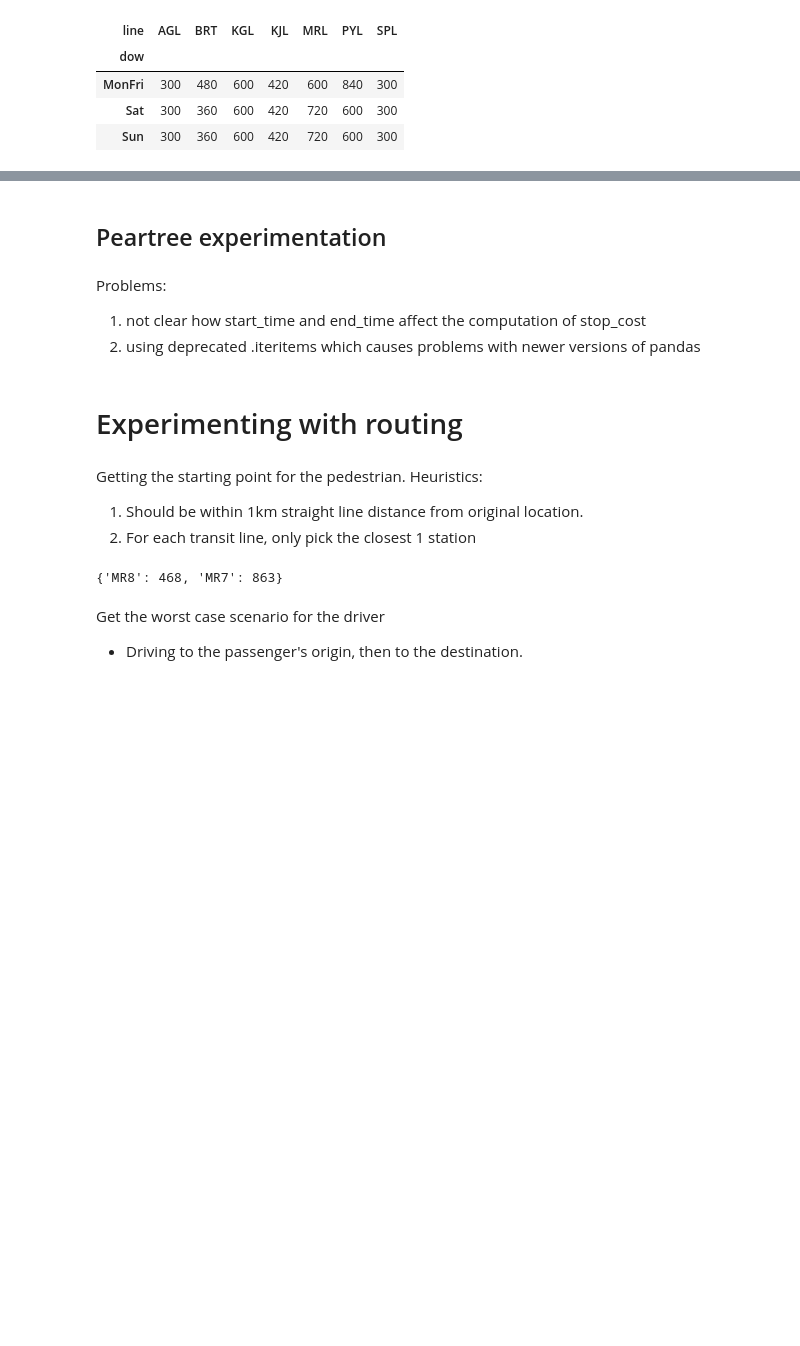
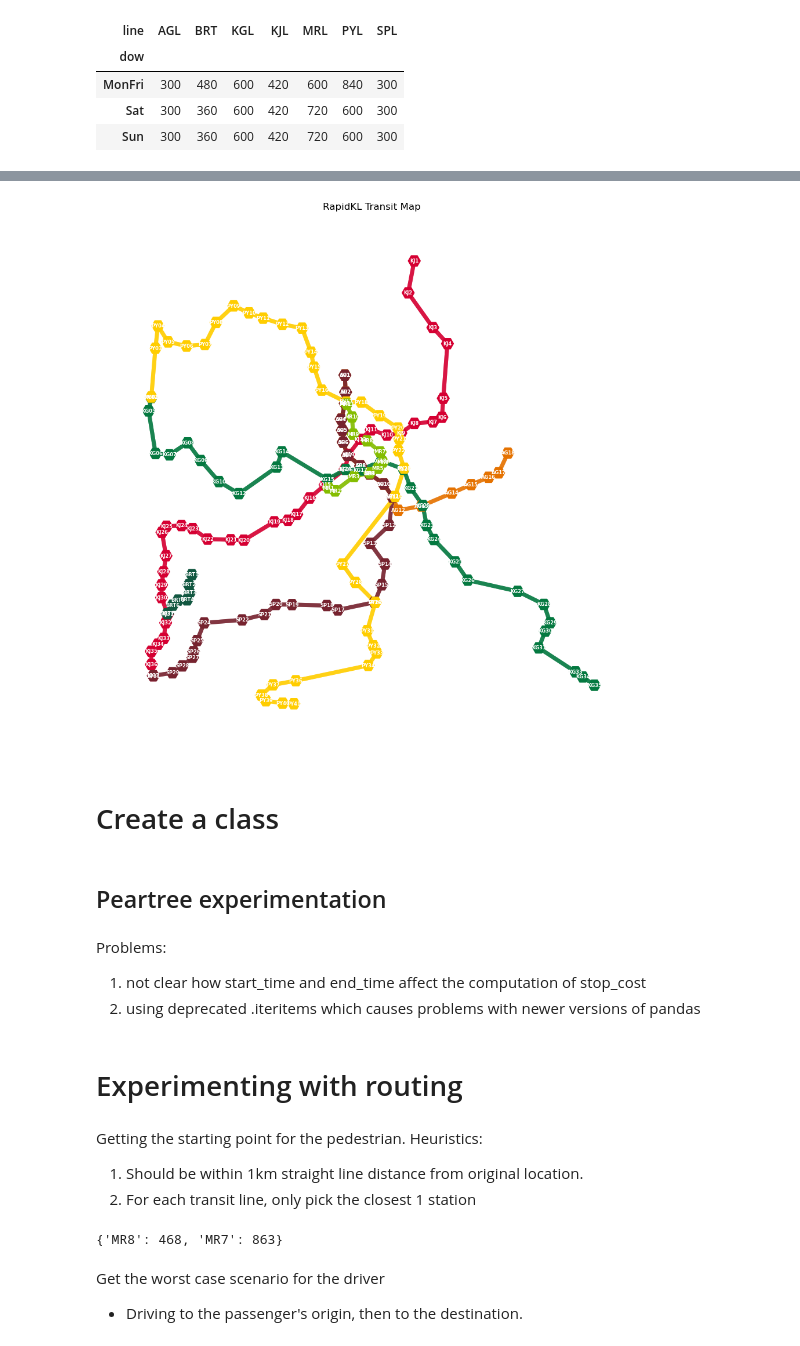
Before and after one commit to noisedoctrine/pickmeup, a Jupyter notebook: route_apis.ipynb, the cells around one changed output, grey strips where cells are left out. Saved outputs shown, nothing was run; the diff lists cells and outputs as text; code cells hidden in the pictures; blank space fills up the shorter version.

```diff
--- a/route_apis.ipynb
+++ b/route_apis.ipynb
@@ -89,0 +239,18 @@ headway.T
+# %%
+# Init graph
+G = nx.DiGraph(name='rapid-rail-kl')
+
+# Add nodes - data structure is a list of tuples of (node_id, {attribute_dict})
+node_tuples = list(nodes.to_dict(orient='index').items())
+G.add_nodes_from(node_tuples)
+
+# Add edges - data structure is a list of tuples of (from_node, to_node, {attribute_dict})
+edge_tuples = [
+    (
+        row['stop_id'],
+        row['next_stop_id'],
+        {k: v for k, v in row.items() if k not in ('stop_id', 'next_stop_id')}
+    )
+    for row in edges.to_dict(orient='records')
+]
+G.add_edges_from(edge_tuples)
@@ -89,0 +354,49 @@ headway.T
+# %%
+import matplotlib.pyplot as plt
+import networkx as nx
+
+def plot_network_centered(G, centre_map_at_node='KG17', node_size=230, font_size=6, edge_width=5, fig_size=12):
+    # Get node colors based on 'route_color' attribute
+    node_colors = [f"#{data.get('route_color', 'gray')}" for _, data in G.nodes(data=True)]
+    edge_colors = [f"#{data.get('route_color', 'gray')}" for _, _, data in G.edges(data=True)]
+
+    # Get the latitudes and longitudes from the nodes' attributes
+    latitudes = [data['stop_lat'] for _, data in G.nodes(data=True)]
+    longitudes = [data['stop_lon'] for _, data in G.nodes(data=True)]
+
+    # Get the latitude and longitude of the target node
+    target_lat = G.nodes[centre_map_at_node]['stop_lat']
+    target_lon = G.nodes[centre_map_at_node]['stop_lon']
+
+    # Compute the normalized coordinates relative to the target node
+    latitudes_relative  = [lat - target_lat for lat in latitudes]
+    longitudes_relative = [lon - target_lon for lon in longitudes]
+
+    # Normalize the latitudes and longitudes (keeping relative distances)
+    min_lat, max_lat = min(latitudes_relative), max(latitudes_relative)
+    min_lon, max_lon = min(longitudes_relative), max(longitudes_relative)
+    normalized_lat = np.array([(lat - min_lat) / (max_lat - min_lat) for lat in latitudes_relative]) ** 1.8
+    normalized_lon = np.array([(lon - min_lon) / (max_lon - min_lon) for lon in longitudes_relative]) ** 1.5
+
+    # Scale the coordinates to fit within the plot
+    pos = {node: (fig_size * lon, fig_size * lat) for node, lat, lon in zip(G.nodes(), normalized_lat, normalized_lon)}
+
+    # Create the plot
+    plt.figure(figsize=(fig_size, fig_size))
+
+    # Draw the nodes, edges, and labels
+    nx.draw_networkx_nodes(G, pos, node_size=node_size, node_color=node_colors, node_shape='H')
+    nx.draw_networkx_edges(G, pos, width=edge_width, edge_color=edge_colors, alpha=0.7, arrows=False)
+    nx.draw_networkx_labels(G, pos, font_size=font_size, font_color='white', font_weight='bold')
+
+    # Title and display
+    plt.title(f"RapidKL Transit Map")
+    plt.axis('off')  # Hide the axes
+    plt.show()
+
+# Example usage:
+plot_network_centered(G, centre_map_at_node='KG17')
+# %% [output]
+[figure, added]
+# %% [markdown]
+# Create a class
```
Also changed, not shown: parts of 22 cells of this notebook.
